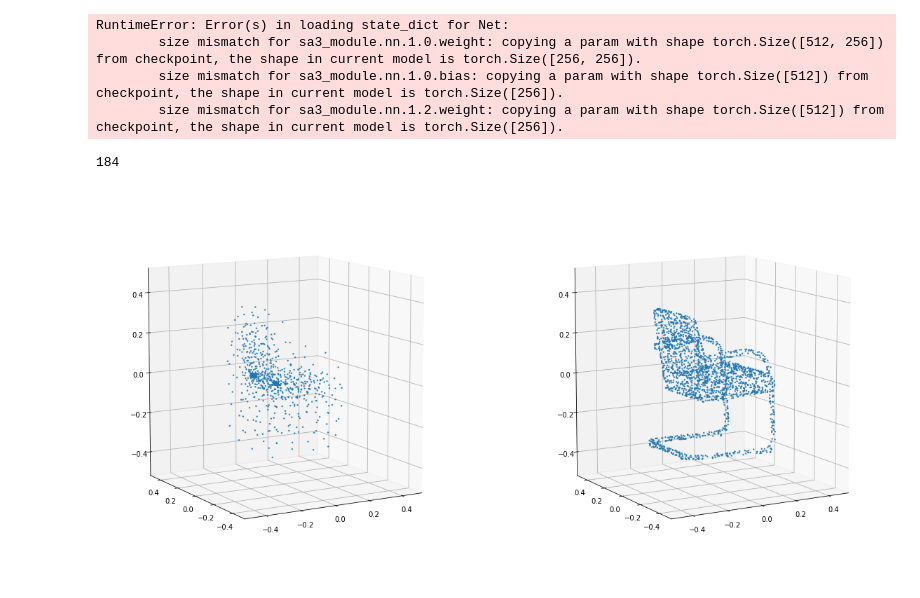
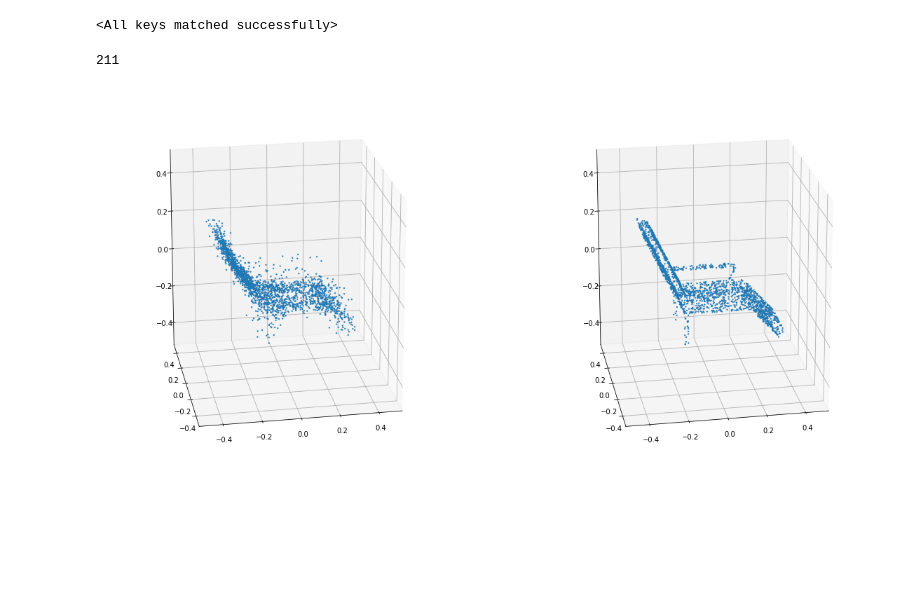
Before and after one commit to RaminHasibi/pointCloudAE, a Jupyter notebook: eval_VAE.ipynb, the cells around one changed output. Saved outputs shown, nothing was run; the diff lists cells and outputs as text; code cells hidden in the pictures; blank space fills up the shorter version.

```diff
--- a/eval_VAE.ipynb
+++ b/eval_VAE.ipynb
@@ -10,17 +10,15 @@ from torch_geometric.data import DataLoader
 # %%
 path = '../data/shapenet_2048/'
 batch_size = 32
+encode_dim = 64
 dataset = ShapeNet_2048(path, split='trainval',categories='Chair')
 device = torch.device('cuda')
 model = Net().to(device)
 test_loader = DataLoader(
     dataset, batch_size=batch_size, shuffle=False, num_workers=1)
-model.load_state_dict(torch.load('pointVAECh10.pt',map_location=device))
+model.load_state_dict(torch.load('saved_models/pointVAECh40.pt',map_location=device))
 # %% [output]
-RuntimeError: Error(s) in loading state_dict for Net:
-        size mismatch for sa3_module.nn.1.0.weight: copying a param with shape torch.Size([512, 256]) from checkpoint, the shape in current model is torch.Size([256, 256]).
-        size mismatch for sa3_module.nn.1.0.bias: copying a param with shape torch.Size([512]) from checkpoint, the shape in current model is torch.Size([256]).
-        size mismatch for sa3_module.nn.1.2.weight: copying a param with shape torch.Size([512]) from checkpoint, the shape in current model is torch.Size([256]).
+<All keys matched successfully>
 # %%
 gen_data = {
     'pred': np.empty([len(dataset),2048,3]),
@@ -37,9 +35,9 @@ for i,data in enumerate(test_loader):
 # %%
 i
 # %% [output]
-184
+211
 # %%
-def plot_3d_point_cloud(x, y, z, show=True, show_axis=True, in_u_sphere=False, marker='.', s=8, alpha=.8, figsize=(15, 7), elev=10, azim=240, axis=None, title=None, *args, **kwargs):
+def plot_3d_point_cloud(x, y, z, show=True, show_axis=True, in_u_sphere=False, marker='.', s=8, alpha=.8, figsize=(15, 7), elev=20, azim=260, axis=None, title=None, *args, **kwargs):
 
     if axis is None:
         fig = plt.figure(figsize=figsize)
@@ -79,13 +77,13 @@ def plot_3d_point_cloud(x, y, z, show=True, show_axis=True, in_u_sphere=False, m
 # %%
 fig = plt.figure(figsize=(20,10))
 ax_pred = fig.add_subplot(121, projection='3d')
 ax_true = fig.add_subplot(122, projection='3d')
-num = 300
+num = 1
 plot_3d_point_cloud(gen_data['pred'][num][:,0],
                     gen_data['pred'][num][:,1],
                     gen_data['pred'][num][:,2], in_u_sphere=True,axis=ax_pred,show=False);
 plot_3d_point_cloud(gen_data['true'][num][:,0],
                     gen_data['true'][num][:,1],
                     gen_data['true'][num][:,2], in_u_sphere=True,axis=ax_true,show=False);
 # %% [output]
-[figure, old version]
+[figure, new version]
```
Also changed, not shown: parts of 4 cells of this notebook, 2 other files.
